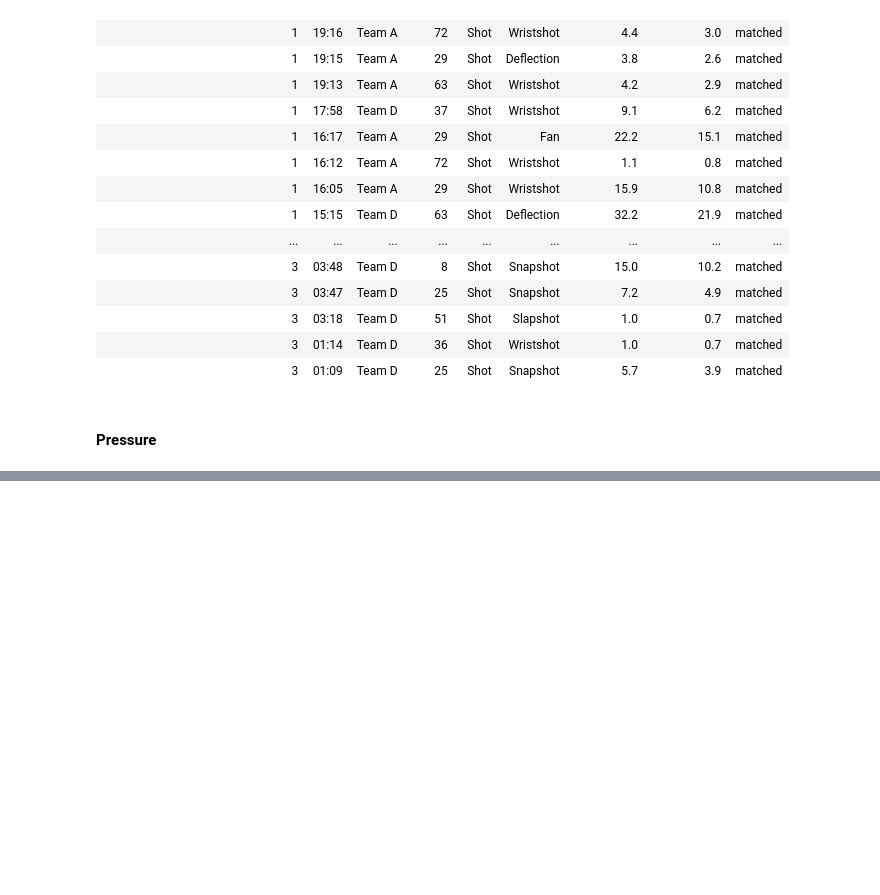
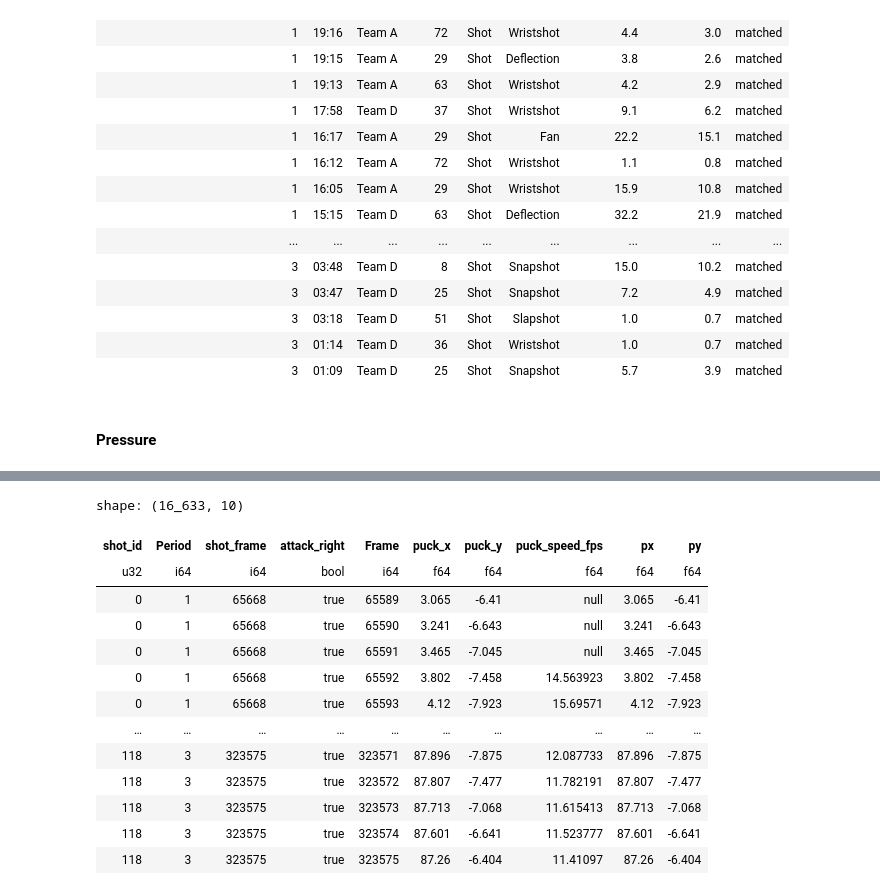
Before and after one commit to howardbaik/player-tracking-data, a Jupyter notebook: inspect-data.ipynb, the cells around one changed output, grey strips where cells are left out. Cells and saved outputs as stored; diff of their text form; code cells hidden in the pictures; blank space fills up the shorter version.

Commit message:
Finish Pre-Shot Movement

```diff
--- a/inspect-data.ipynb
+++ b/inspect-data.ipynb
@@ -586,0 +890,11 @@ shot_speed_table = shot_speeds.select(
+# %%
+shot_orient = (
+    shots.join(release.select(["shot_id", "Frame", "used_flip"]), on="shot_id", how="left")
+    .with_columns(
+        pl.when(pl.col("used_flip")).then(-pl.col("X_Coordinate")).otherwise(pl.col("X_Coordinate")).alias("Shot_X_track")
+    )
+    .with_columns((pl.col("Shot_X_track") > 0).alias("attack_right"))
+    .select(["shot_id", "Period", "Frame", "attack_right"])
+    .rename({"Frame": "shot_frame"})
+)
+shot_orient
@@ -586,0 +916,27 @@ shot_speed_table = shot_speeds.select(
+# %%
+window = (
+    shot_orient.join(puck, on="Period", how="left")
+    .filter((pl.col("shot_frame") - pl.col("Frame")).is_between(0, 5 * FPS))
+    .with_columns(
+        pl.when(pl.col("attack_right")).then(pl.col("puck_x")).otherwise(-pl.col("puck_x")).alias("px"),
+        pl.when(pl.col("attack_right")).then(pl.col("puck_y")).otherwise(-pl.col("puck_y")).alias("py"),
+    )
+    .sort(["shot_id", "Frame"])
+)
+
+window
+# %% [output]
+shape: (16_633, 10)
+| shot_id | Period | shot_frame | attack_right | Frame | puck_x | puck_y | puck_speed_fps | px | py |
+| u32 | i64 | i64 | bool | i64 | f64 | f64 | f64 | f64 | f64 |
+| 0 | 1 | 65668 | true | 65589 | 3.065 | -6.41 | null | 3.065 | -6.41 |
+| 0 | 1 | 65668 | true | 65590 | 3.241 | -6.643 | null | 3.241 | -6.643 |
+| 0 | 1 | 65668 | true | 65591 | 3.465 | -7.045 | null | 3.465 | -7.045 |
+| 0 | 1 | 65668 | true | 65592 | 3.802 | -7.458 | 14.563923 | 3.802 | -7.458 |
+| 0 | 1 | 65668 | true | 65593 | 4.12 | -7.923 | 15.69571 | 4.12 | -7.923 |
+| … | … | … | … | … | … | … | … | … | … |
+| 118 | 3 | 323575 | true | 323571 | 87.896 | -7.875 | 12.087733 | 87.896 | -7.875 |
+| 118 | 3 | 323575 | true | 323572 | 87.807 | -7.477 | 11.782191 | 87.807 | -7.477 |
+| 118 | 3 | 323575 | true | 323573 | 87.713 | -7.068 | 11.615413 | 87.713 | -7.068 |
+| 118 | 3 | 323575 | true | 323574 | 87.601 | -6.641 | 11.523777 | 87.601 | -6.641 |
+| 118 | 3 | 323575 | true | 323575 | 87.26 | -6.404 | 11.41097 | 87.26 | -6.404 |
```
Also changed, not shown: parts of 7 cells of this notebook, 2 other files.
